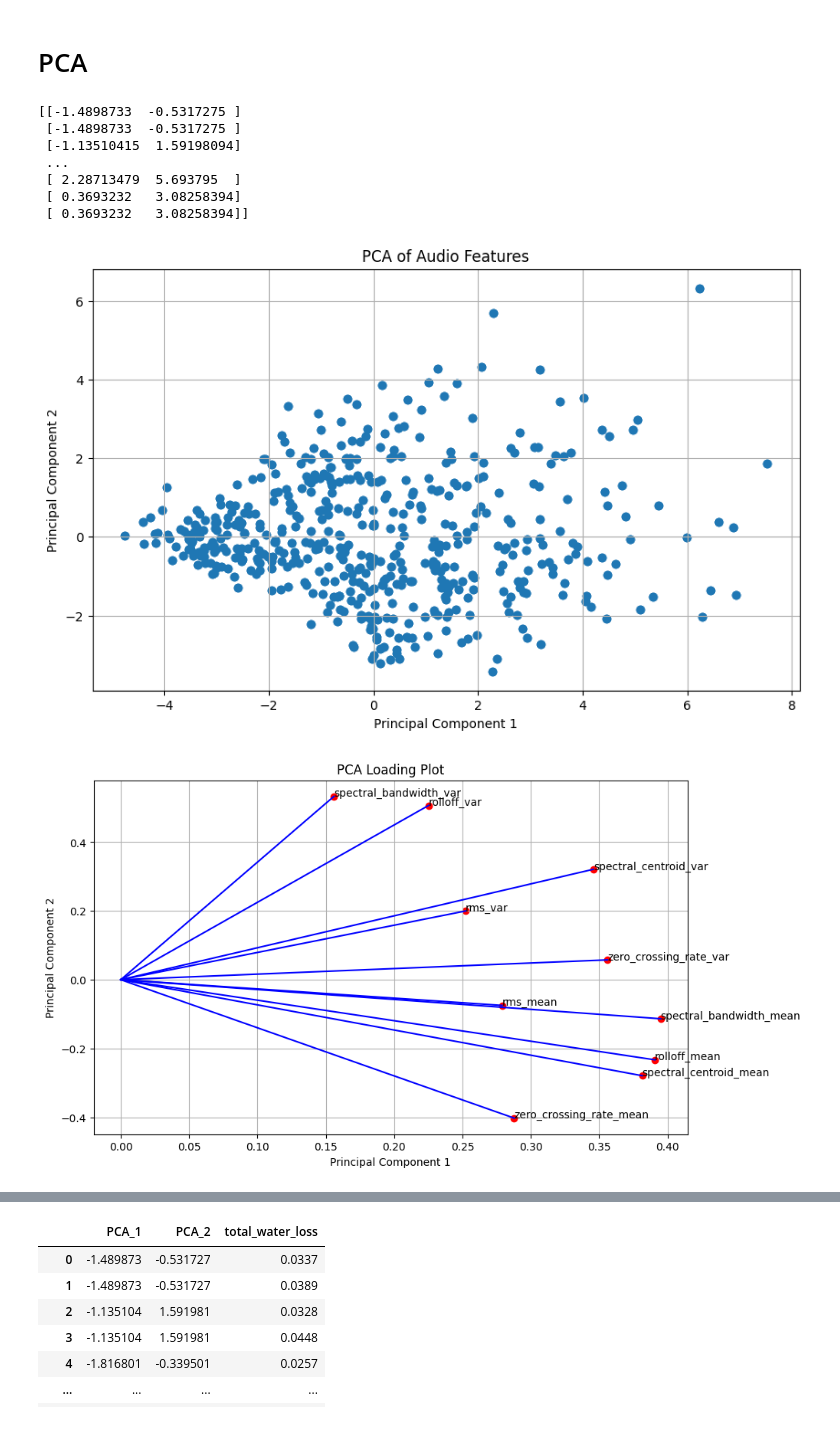
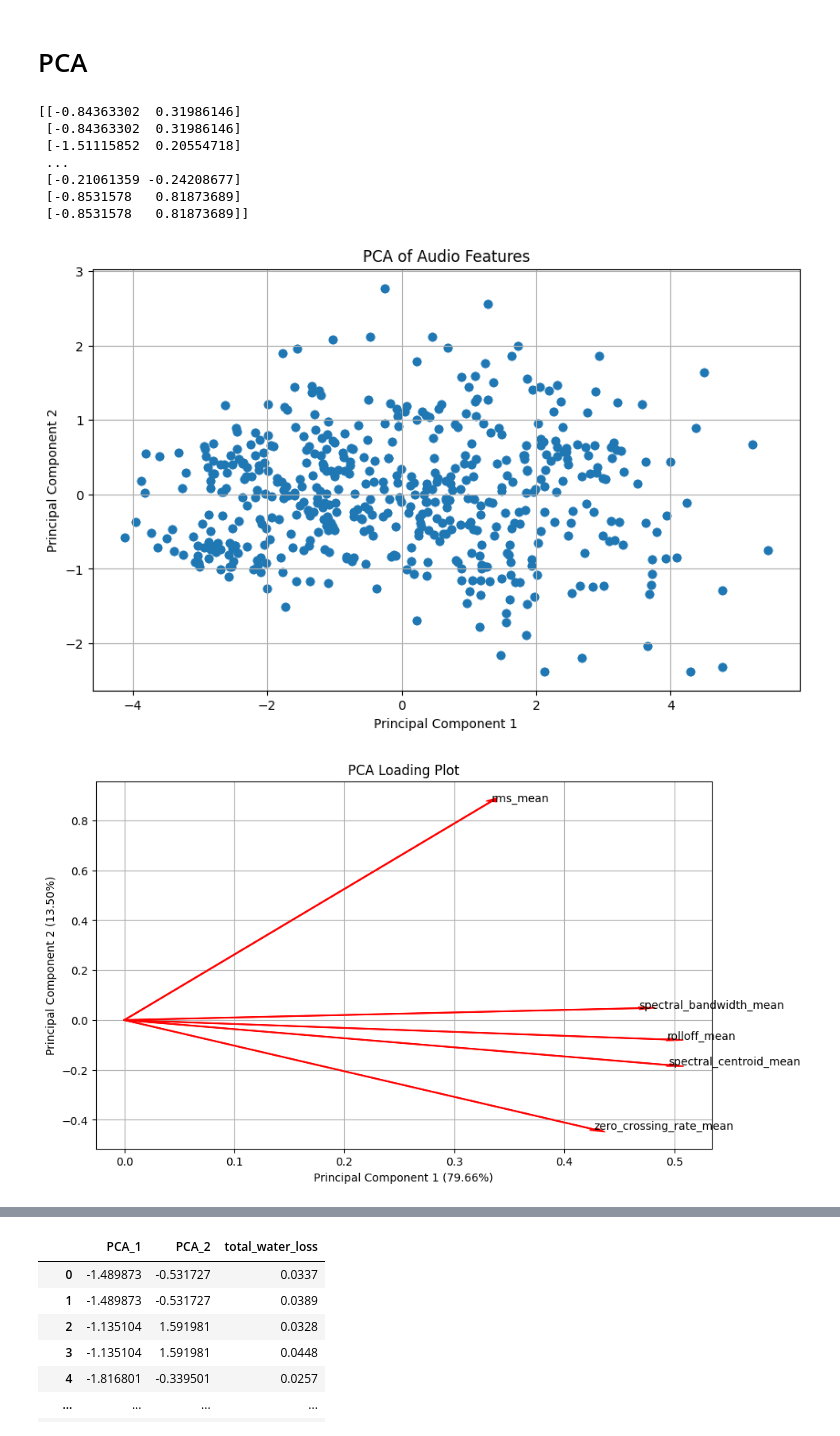
Before and after one commit to RguWork/HydrogelGenAI, a Jupyter notebook: stat_analysis/stat_analysis.ipynb, the cells around one changed output, grey strips where cells are left out. Saved outputs shown, nothing was run; the diff lists cells and outputs as text; code cells hidden in the pictures.

```diff
--- a/stat_analysis/stat_analysis.ipynb
+++ b/stat_analysis/stat_analysis.ipynb
@@ -307,11 +396,18 @@ plt.show()
 # %% [markdown]
 <h1>PCA</h1>
 # %%
-outputs = merged_df[['rms_mean', 'rms_var',
-                  'spectral_centroid_mean', 'spectral_centroid_var',
-                  'spectral_bandwidth_mean', 'spectral_bandwidth_var',
-                  'zero_crossing_rate_mean', 'zero_crossing_rate_var',
-                  'rolloff_mean', 'rolloff_var']]
+# outputs = merged_df[['rms_mean', 'rms_var',
+#                   'spectral_centroid_mean', 'spectral_centroid_var',
+#                   'spectral_bandwidth_mean', 'spectral_bandwidth_var',
+#                   'zero_crossing_rate_mean', 'zero_crossing_rate_var',
+#                   'rolloff_mean', 'rolloff_var']]
+
+
+outputs = merged_df[['rms_mean',
+                  'spectral_centroid_mean',
+                  'spectral_bandwidth_mean',
+                  'zero_crossing_rate_mean',
+                  'rolloff_mean']]
 # %%
 scaler = StandardScaler()
 scaled_features = scaler.fit_transform(outputs)
@@ -320,13 +416,13 @@ pca = PCA(n_components=2)
 principal_components = pca.fit_transform(scaled_features)
 print(principal_components)
 # %% [output]
-[[-1.4898733  -0.5317275 ]
- [-1.4898733  -0.5317275 ]
- [-1.13510415  1.59198094]
+[[-0.84363302  0.31986146]
+ [-0.84363302  0.31986146]
+ [-1.51115852  0.20554718]
  ...
- [ 2.28713479  5.693795  ]
- [ 0.3693232   3.08258394]
- [ 0.3693232   3.08258394]]
+ [-0.21061359 -0.24208677]
+ [-0.8531578   0.81873689]
+ [-0.8531578   0.81873689]]
 # %%
 plt.figure(figsize=(10, 6))
 plt.scatter(principal_components[:, 0], principal_components[:, 1])
@@ -336,28 +432,38 @@ plt.ylabel('Principal Component 2')
 plt.grid(True)
 plt.show()
 # %% [output]
-[figure, old version]
+[figure, new version]
 # %%
 loadings = pca.components_
 
 plt.figure(figsize=(10, 6))
-plt.scatter(loadings[0, :], loadings[1, :], color='red')
+#plt.scatter(loadings[0, :], loadings[1, :], color='red')
 for i in range(loadings.shape[1]):
-    plt.plot([0, loadings[0, i]], [0, loadings[1, i]], 'blue')
+    plt.plot([0, loadings[0, i]], [0, loadings[1, i]], 'red')
 
-feature_names = ['rms_mean', 'rms_var',
-                  'spectral_centroid_mean', 'spectral_centroid_var',
-                  'spectral_bandwidth_mean', 'spectral_bandwidth_var',
-                  'zero_crossing_rate_mean', 'zero_crossing_rate_var',
-                  'rolloff_mean', 'rolloff_var']
+# feature_names = ['rms_mean', 'rms_var',
+#                   'spectral_centroid_mean', 'spectral_centroid_var',
+#                   'spectral_bandwidth_mean', 'spectral_bandwidth_var',
+#                   'zero_crossing_rate_mean', 'zero_crossing_rate_var',
+#                   'rolloff_mean', 'rolloff_var']
+
+feature_names = ['rms_mean',
+                  'spectral_centroid_mean',
+                  'spectral_bandwidth_mean',
+                  'zero_crossing_rate_mean',
+                  'rolloff_mean']
+
+explained_variance_ratios = pca.explained_variance_ratio_
 
 for i, feature in enumerate(feature_names):
+    plt.arrow(0, 0, loadings[0, i], loadings[1, i], color = 'red', head_width=0.01)
     plt.text(loadings[0, i], loadings[1, i], feature)
 
+
 plt.title('PCA Loading Plot')
-plt.xlabel('Principal Component 1')
-plt.ylabel('Principal Component 2')
+plt.xlabel(f'Principal Component 1 ({explained_variance_ratios[0]:.2%})')
+plt.ylabel(f'Principal Component 2 ({explained_variance_ratios[1]:.2%})')
 plt.grid(True)
 plt.show()
 # %% [output]
-[figure, old version]
+[figure, new version]
```
Also changed, not shown: parts of 55 cells of this notebook, 6 other files.
